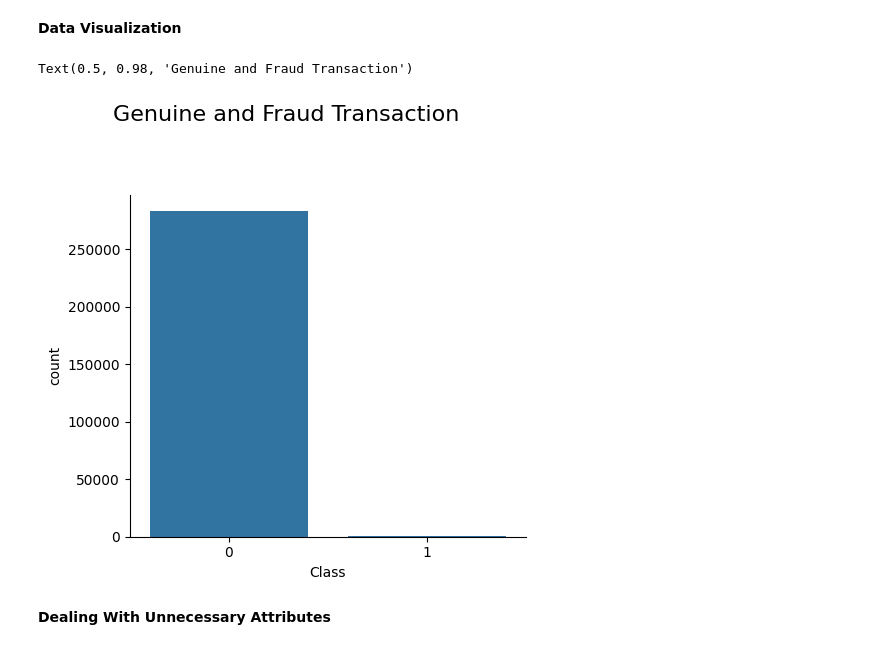
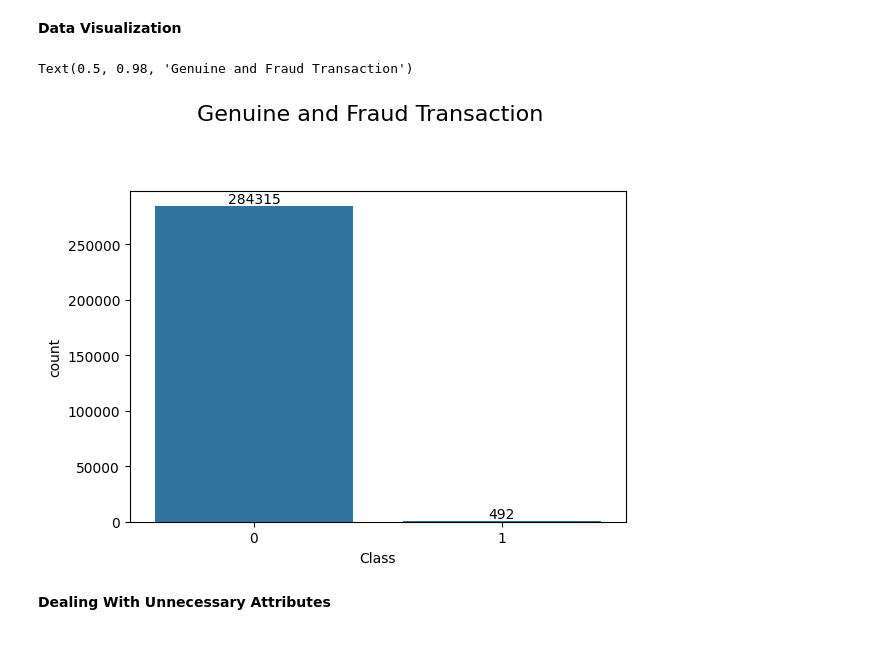
Before and after one commit to dravichi/CODSOFT, a Jupyter notebook: Credit_Card_Fraud_Detection.ipynb, the cells around one changed output. Saved outputs shown, nothing was run; the diff lists cells and outputs as text; code cells hidden in the pictures.

```diff
--- a/Credit_Card_Fraud_Detection.ipynb
+++ b/Credit_Card_Fraud_Detection.ipynb
@@ -76,13 +76,14 @@ df.head()
 # %% [markdown]
 **Data Visualization**
 # %%
-plot = sns.catplot(df, x="Class", kind="count")
-plot.figure.subplots_adjust(top=0.8);
+plot = sns.countplot(df, x='Class')
+plot.figure.subplots_adjust(top=0.8)
+plot.bar_label(plot.containers[0])
 plot.figure.suptitle("Genuine and Fraud Transaction",
                   fontsize=16, fontdict={"weight": "bold"})
 # %% [output]
 Text(0.5, 0.98, 'Genuine and Fraud Transaction')
-[figure, old version]
+[figure, new version]
 # %% [markdown]
 **Dealing With Unnecessary Attributes**
 # %%
```
